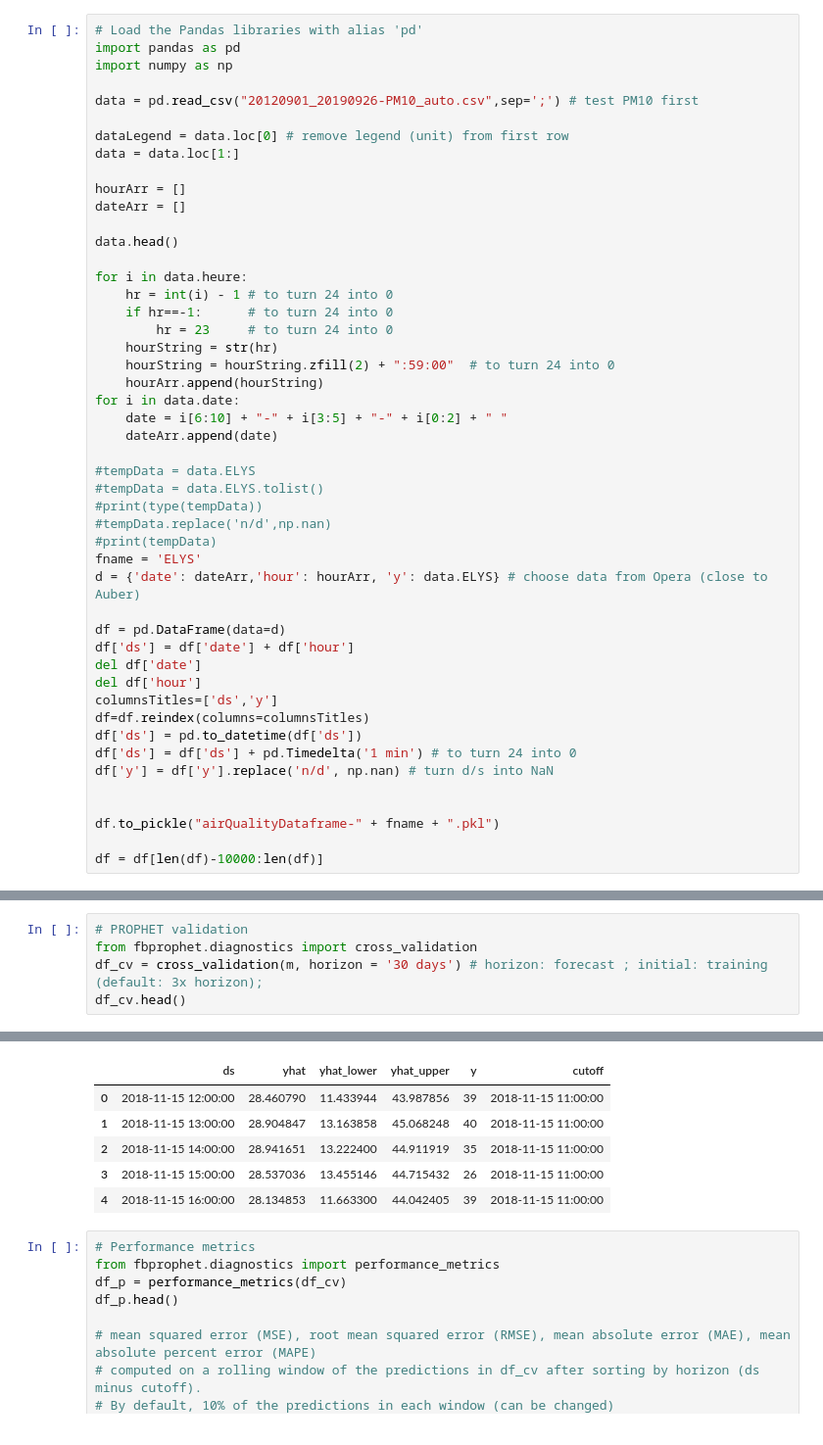
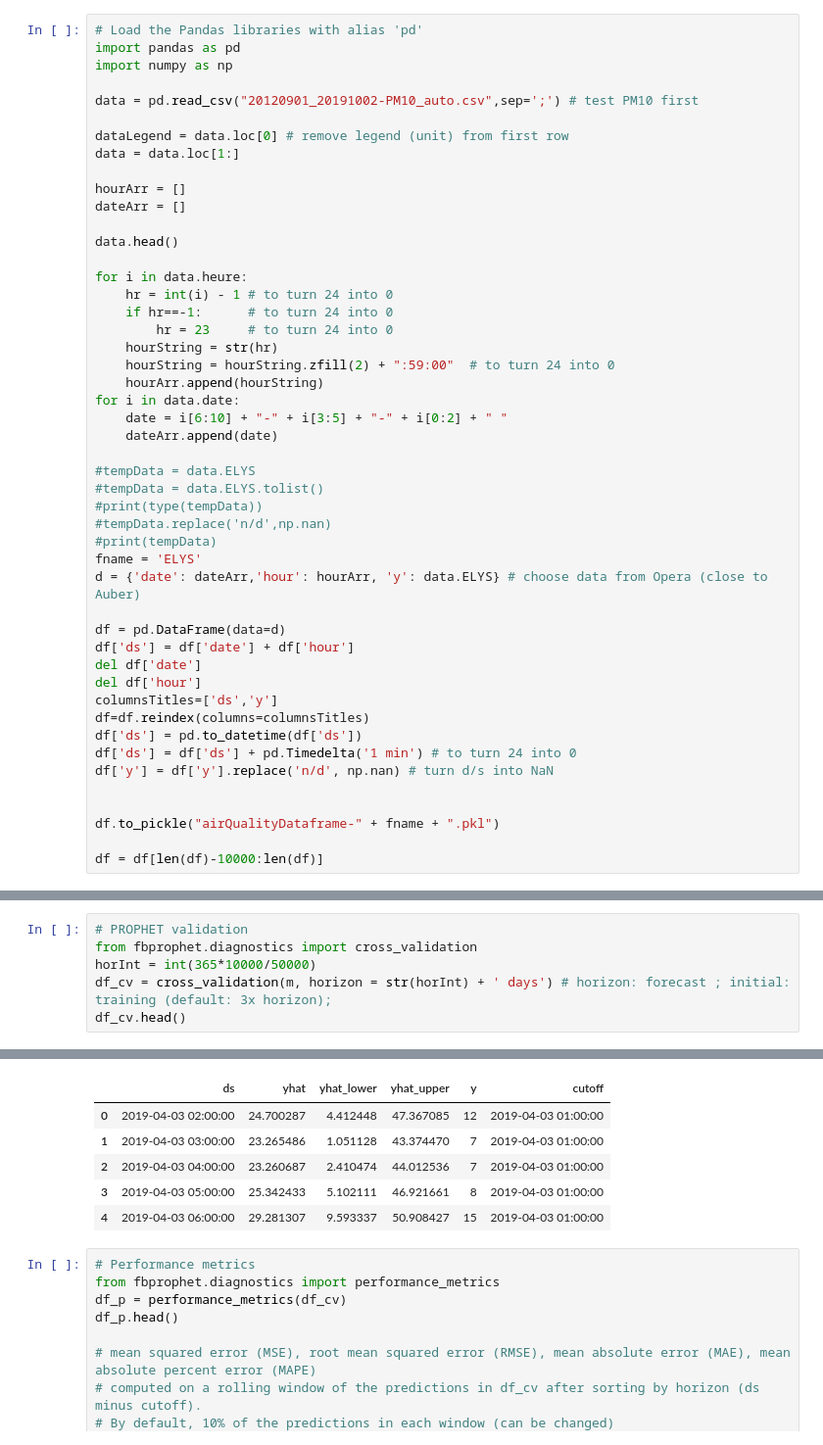
Before and after one commit to aety/insight, a Jupyter notebook: RATP/air/groundLevel/airQualityGround_PROPHET.ipynb, the cells around one changed output, grey strips where cells are left out. Shown at 98% size. Cells and saved outputs as stored; diff of their text form.

```diff
--- a/RATP/air/groundLevel/airQualityGround_PROPHET.ipynb
+++ b/RATP/air/groundLevel/airQualityGround_PROPHET.ipynb
@@ -3,7 +3,7 @@
 import pandas as pd
 import numpy as np
 
-data = pd.read_csv("20120901_20190926-PM10_auto.csv",sep=';') # test PM10 first
+data = pd.read_csv("20120901_20191002-PM10_auto.csv",sep=';') # test PM10 first
 
 dataLegend = data.loc[0] # remove legend (unit) from first row
 data = data.loc[1:]
@@ -71,6 +69,7 @@ a = add_changepoints_to_plot(fig.gca(), m, forecast)
 # %%
 # PROPHET validation
 from fbprophet.diagnostics import cross_validation
-df_cv = cross_validation(m, horizon = '30 days') # horizon: forecast ; initial: training (default: 3x horizon);
+horInt = int(365*10000/50000)
+df_cv = cross_validation(m, horizon = str(horInt) + ' days') # horizon: forecast ; initial: training (default: 3x horizon);
 df_cv.head()
 # %% [output]
@@ -78,9 +77,9 @@ INFO:fbprophet:Making 20 forecasts with cutoffs between 2018-11-15 11:00:00 and
 |  | ds | yhat | yhat_lower | yhat_upper | y | cutoff |
-| 0 | 2018-11-15 12:00:00 | 28.460790 | 11.433944 | 43.987856 | 39 | 2018-11-15 11:00:00 |
-| 1 | 2018-11-15 13:00:00 | 28.904847 | 13.163858 | 45.068248 | 40 | 2018-11-15 11:00:00 |
-| 2 | 2018-11-15 14:00:00 | 28.941651 | 13.222400 | 44.911919 | 35 | 2018-11-15 11:00:00 |
-| 3 | 2018-11-15 15:00:00 | 28.537036 | 13.455146 | 44.715432 | 26 | 2018-11-15 11:00:00 |
-| 4 | 2018-11-15 16:00:00 | 28.134853 | 11.663300 | 44.042405 | 39 | 2018-11-15 11:00:00 |
+| 0 | 2019-04-03 02:00:00 | 24.700287 | 4.412448 | 47.367085 | 12 | 2019-04-03 01:00:00 |
+| 1 | 2019-04-03 03:00:00 | 23.265486 | 1.051128 | 43.374470 | 7 | 2019-04-03 01:00:00 |
+| 2 | 2019-04-03 04:00:00 | 23.260687 | 2.410474 | 44.012536 | 7 | 2019-04-03 01:00:00 |
+| 3 | 2019-04-03 05:00:00 | 25.342433 | 5.102111 | 46.921661 | 8 | 2019-04-03 01:00:00 |
+| 4 | 2019-04-03 06:00:00 | 29.281307 | 9.593337 | 50.908427 | 15 | 2019-04-03 01:00:00 |
 # %%
 # Performance metrics
 from fbprophet.diagnostics import performance_metrics
```
Also changed, not shown: parts of 3 cells of this notebook, 4 other files.
